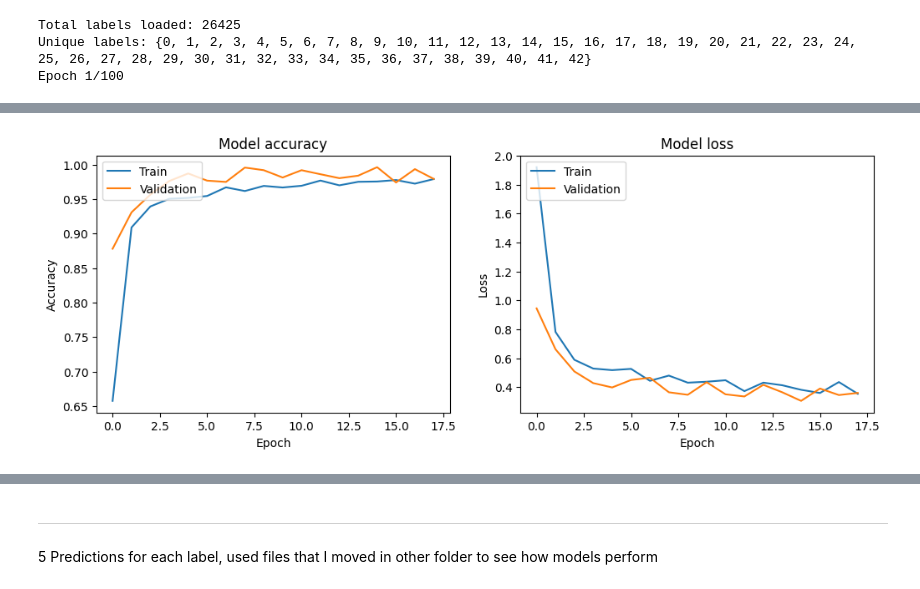
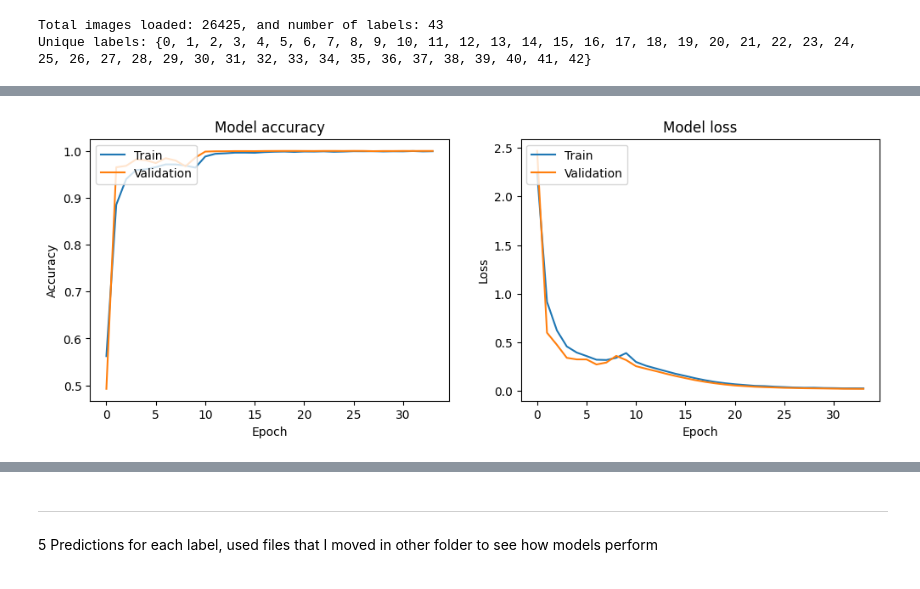
Before and after one commit to SavinRazvan/traffic, a Jupyter notebook: traffic.ipynb, the cells around one changed output, grey strips where cells are left out. Cells and saved outputs as stored; diff of their text form; code cells hidden in the pictures.

```diff
--- a/traffic.ipynb
+++ b/traffic.ipynb
@@ -19,7 +19,7 @@ EPOCHS          = 100           # Number of training epochs
 IMG_WIDTH       = 30            # Width of the input images
 IMG_HEIGHT      = 30            # Height of the input images
 NUM_CATEGORIES  = 43            # Number of categories (classes) in the dataset
-TEST_SIZE       = 0.2           # Proportion of the dataset to include in the test split
+TEST_SIZE       = 0.4           # Proportion of the dataset to include in the test split
 
 data_dir    = 'data/gtsrb'                  # Directory containing the dataset
 model_path  = 'models/best_model.keras'     # Path to save the best model
@@ -315,21 +314,33 @@ def main(data_dir, model_path):
         model_path, monitor='val_loss', save_best_only=True, mode='min', verbose=1
     )
 
+    # Early stopping callback to prevent overfitting by stopping training early if the validation accuracy does not improve
     early_stopping_callback = tf.keras.callbacks.EarlyStopping(
-        monitor='val_categorical_accuracy', min_delta=0.001, patience=10, mode='max',
-        verbose=1, restore_best_weights=True
+        monitor='val_categorical_accuracy',  # Monitor the validation categorical accuracy
+        min_delta=0.001,                     # Minimum change to qualify as an improvement
+        patience=20,                         # Number of epochs with no improvement after which training will be stopped
+        mode='max',                          # Stop when the quantity monitored has stopped increasing
+        verbose=1,                           # Print messages when early stopping is triggered
+        restore_best_weights=True            # Restore model weights from the epoch with the best value of the monitored quantity
     )
 
+    # Learning rate scheduler callback to reduce the learning rate when the validation loss plateaus
     lr_scheduler_callback = tf.keras.callbacks.ReduceLROnPlateau(
-        monitor='val_loss', factor=0.1, patience=3, verbose=1, min_delta=0.001,
-        cooldown=1, min_lr=1e-6
+        monitor='val_loss',                  # Monitor the validation loss
+        factor=0.1,                          # Factor by which the learning rate will be reduced
+        patience=3,                          # Number of epochs with no improvement after which learning rate will be reduced
+        verbose=1,                           # Print messages when the learning rate is reduced
+        min_delta=0.001,                     # Minimum change to qualify as an improvement
+        cooldown=1,                          # Number of epochs to wait before resuming normal operation after the learning rate has been reduced
+        min_lr=1e-6                          # Minimum learning rate
     )
 
+    # Custom callback for additional functionality (defined elsewhere in the code)
     custom_callback = CustomCallback()
 
     # Train the model
     history = model.fit(
-        datagen.flow(x_train, y_train, batch_size=16),
+        datagen.flow(x_train, y_train, batch_size=32),
         epochs=EPOCHS,
         validation_data=(x_test, y_test),
         callbacks=[checkpoint_callback, early_stopping_callback, lr_scheduler_callback, custom_callback]
@@ -344,7 +355,6 @@ def main(data_dir, model_path):
 # Call the main function with the appropriate data directory and model path
 main(data_dir, model_path)
 # %% [output]
-Total labels loaded: 26425
+Total images loaded: 26425, and number of labels: 43
 Unique labels: {0, 1, 2, 3, 4, 5, 6, 7, 8, 9, 10, 11, 12, 13, 14, 15, 16, 17, 18, 19, 20, 21, 22, 23, 24, 25, 26, 27, 28, 29, 30, 31, 32, 33, 34, 35, 36, 37, 38, 39, 40, 41, 42}
-Epoch 1/100
 WARNING: All log messages before absl::InitializeLog() is called are written to STDERR
@@ -373 +384 @@ Restoring model weights from the end of the best epoch: 8.
-[figure, old version]
+[figure, new version]
```
Also changed, not shown: parts of 4 cells of this notebook.
